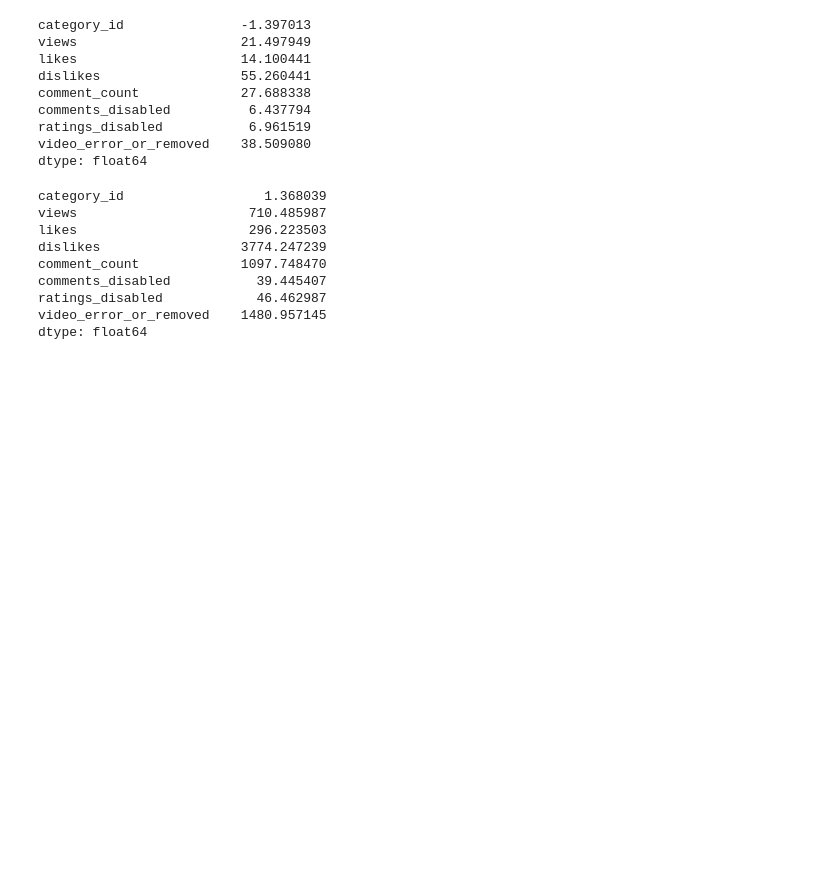
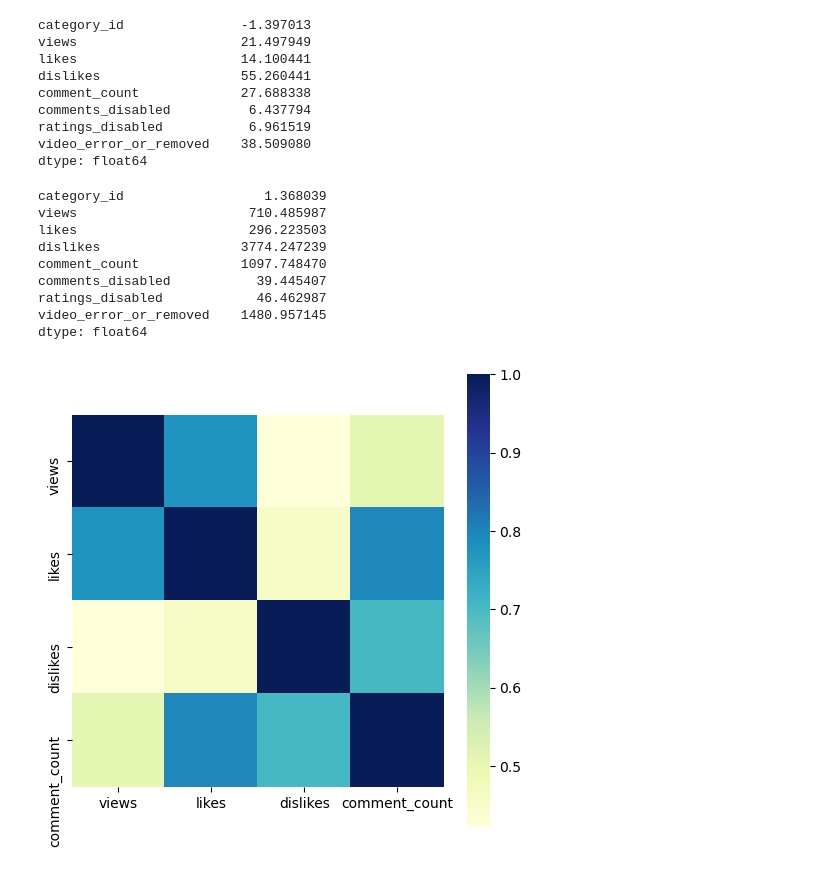
Before and after one commit to ashen007/youtube_trending, a Jupyter notebook: trending.ipynb, the cells around one changed output. Drawn from its saved outputs; the diff is of its cells as text; code cells hidden in the pictures; blank space fills up the shorter version.

```diff
--- a/trending.ipynb
+++ b/trending.ipynb
@@ -451,3 +451,11 @@ plt.scatter(df.likes,
 plt.xlabel('likes')
 plt.ylabel('views')
 plt.show()
+# %%
+plt.figure(figsize=[6,6],dpi=100)
+sns.heatmap(df.corr(),
+            square=True,
+            cmap='YlGnBu')
+plt.show()
+# %% [output]
+[figure, added]
```
Also changed, not shown: parts of 1 cell of this notebook.
